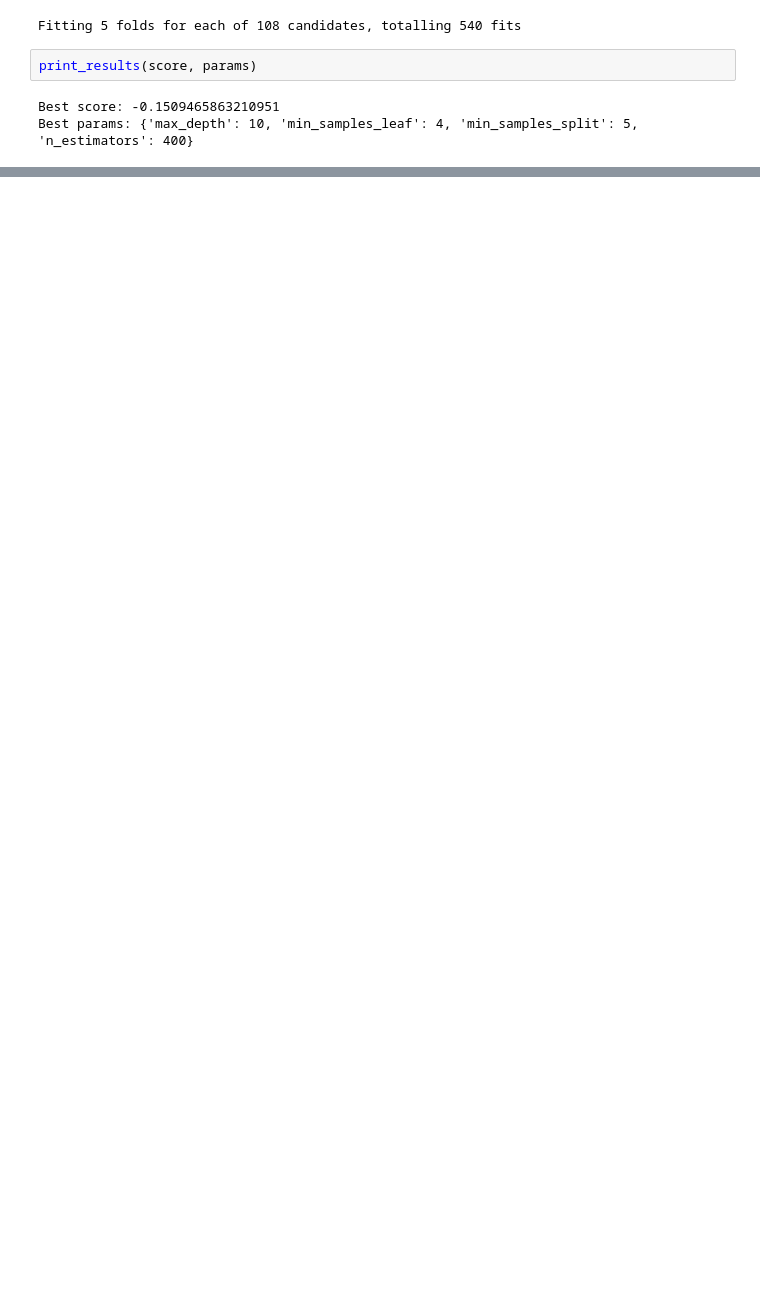
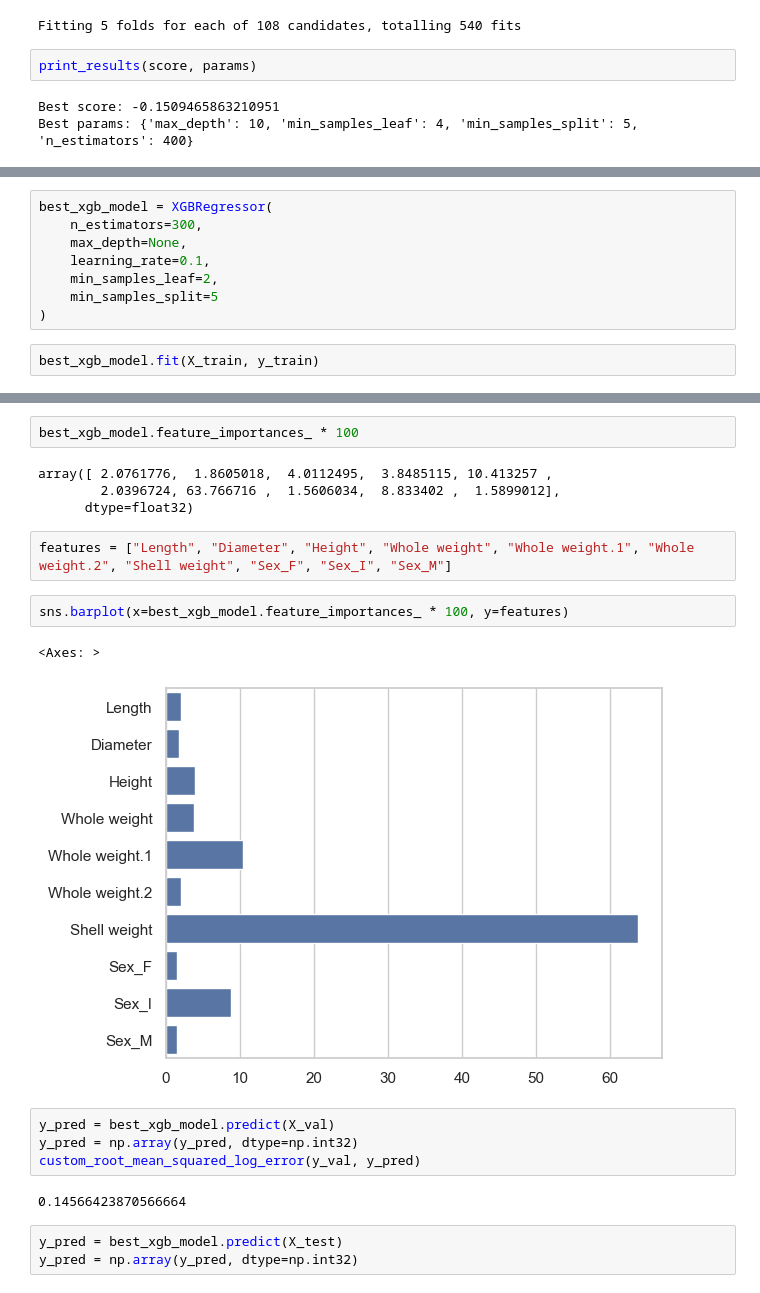
Before and after one commit to IvanTrujilloTrujillo/abalone_regression, a Jupyter notebook: model_training.ipynb, the cells around one changed output, grey strips where cells are left out. Saved outputs shown, nothing was run; the diff lists cells and outputs as text; blank space fills up the shorter version.

```diff
--- a/model_training.ipynb
+++ b/model_training.ipynb
@@ -82,0 +196,10 @@ custom_root_mean_squared_log_error(y_val, model.predict(X_val))
+# %%
+best_xgb_model = XGBRegressor(
+    n_estimators=300,
+    max_depth=None,
+    learning_rate=0.1,
+    min_samples_leaf=2,
+    min_samples_split=5
+)
+# %%
+best_xgb_model.fit(X_train, y_train)
@@ -82,0 +221,22 @@ custom_root_mean_squared_log_error(y_val, model.predict(X_val))
+# %%
+best_xgb_model.feature_importances_ * 100
+# %% [output]
+array([ 2.0761776,  1.8605018,  4.0112495,  3.8485115, 10.413257 ,
+        2.0396724, 63.766716 ,  1.5606034,  8.833402 ,  1.5899012],
+      dtype=float32)
+# %%
+features = ["Length", "Diameter", "Height", "Whole weight", "Whole weight.1", "Whole weight.2", "Shell weight", "Sex_F", "Sex_I", "Sex_M"]
+# %%
+sns.barplot(x=best_xgb_model.feature_importances_ * 100, y=features)
+# %% [output]
+<Axes: >
+[figure, added]
+# %%
+y_pred = best_xgb_model.predict(X_val)
+y_pred = np.array(y_pred, dtype=np.int32)
+custom_root_mean_squared_log_error(y_val, y_pred)
+# %% [output]
+0.14566423870566664
+# %%
+y_pred = best_xgb_model.predict(X_test)
+y_pred = np.array(y_pred, dtype=np.int32)
```
Also changed, not shown: parts of 26 cells of this notebook, 9 other files.
